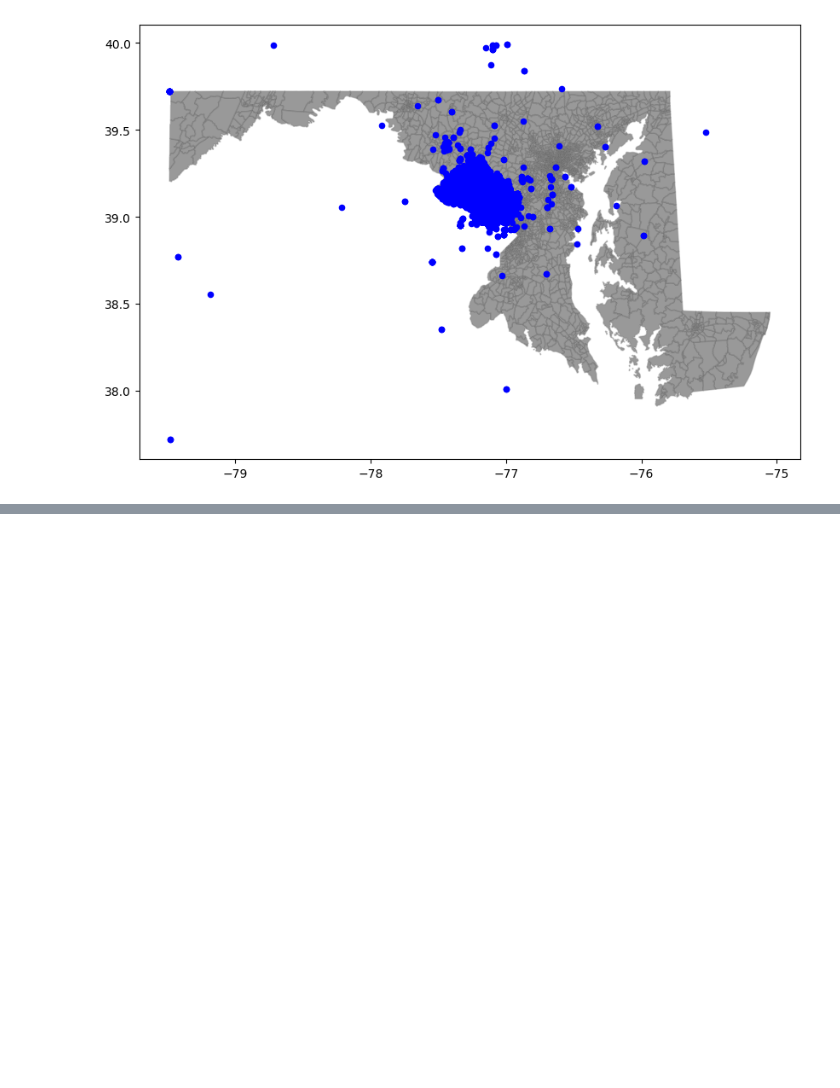
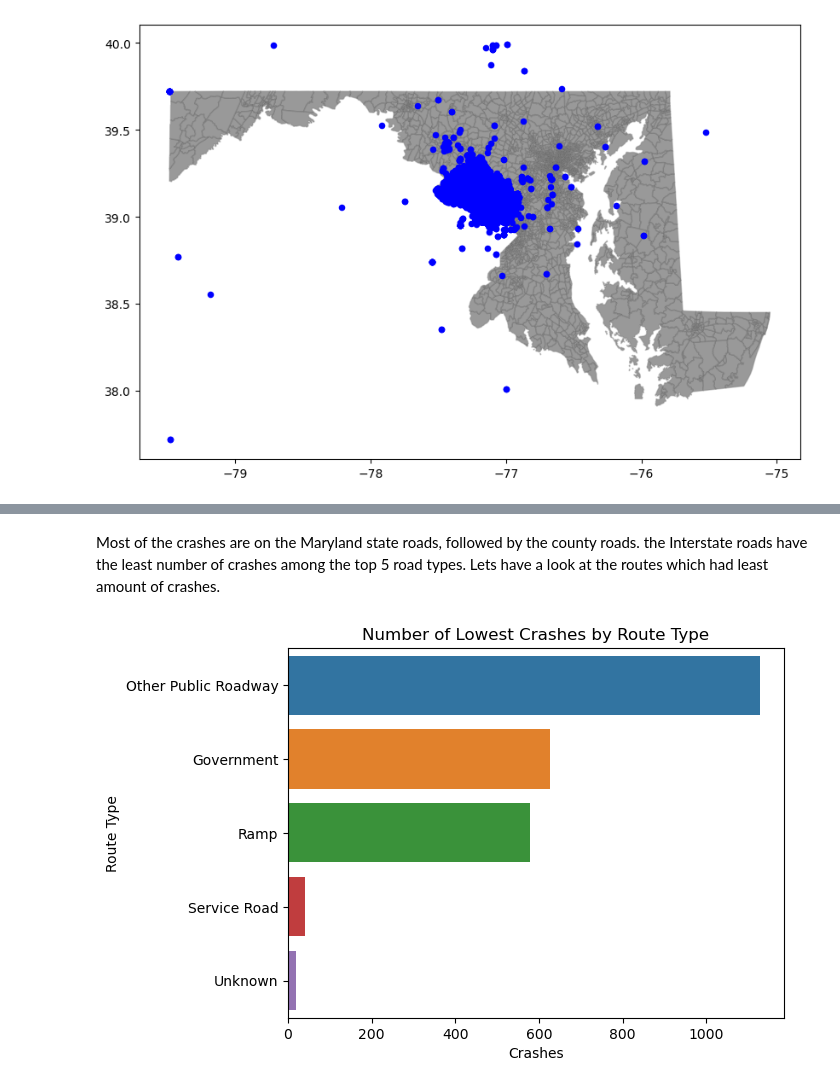
Before and after one commit to ris3abh/Collisions_prediction, a Jupyter notebook: code/EDA_rishabh.ipynb, the cells around one changed output, grey strips where cells are left out. Cells and saved outputs as stored; diff of their text form; code cells hidden in the pictures; blank space fills up the shorter version.

```diff
--- a/code/EDA_rishabh.ipynb
+++ b/code/EDA_rishabh.ipynb
@@ -62,0 +72,9 @@ plt.show()
+# %% [markdown]
+Most of the crashes are on the Maryland state roads, followed by the county roads. the Interstate roads have the least number of crashes among the top 5 road types. Lets have a look at the routes which had least amount of crashes.
+# %%
+# plotting the bottom 5 road types
+sns.barplot(x='Crashes', y='Route Type', data=road_type.tail(5))
+plt.title('Number of Lowest Crashes by Route Type')
+plt.show()
+# %% [output]
+[figure, added]
```
Also changed, not shown: parts of 21 cells of this notebook.
